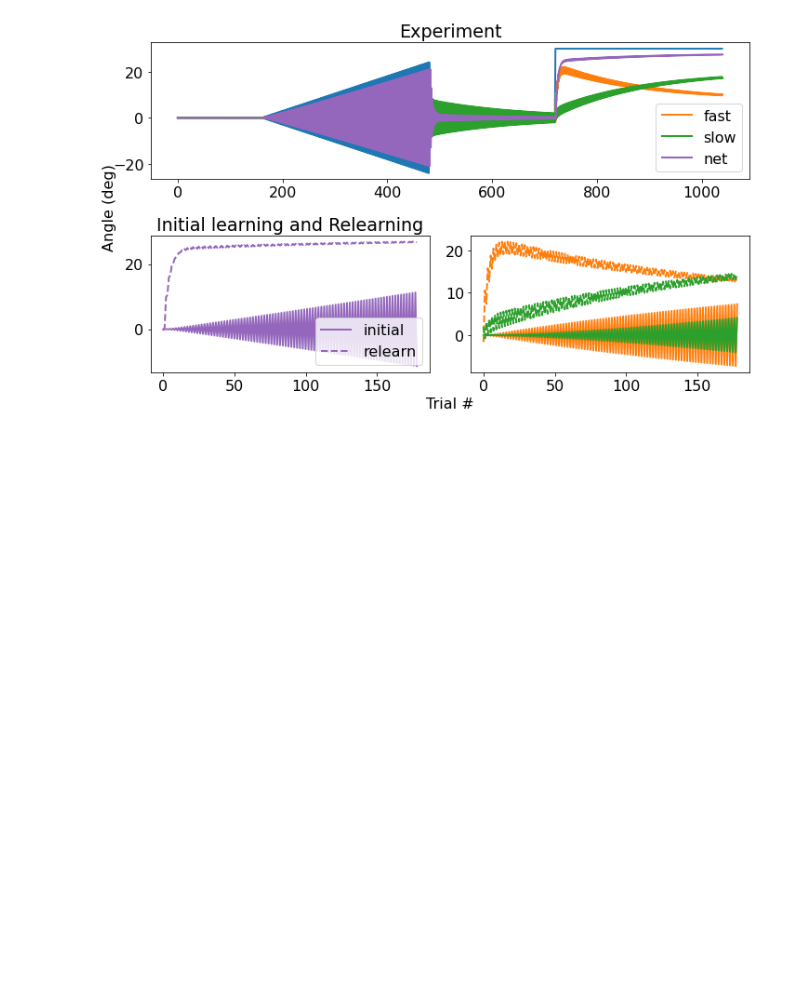
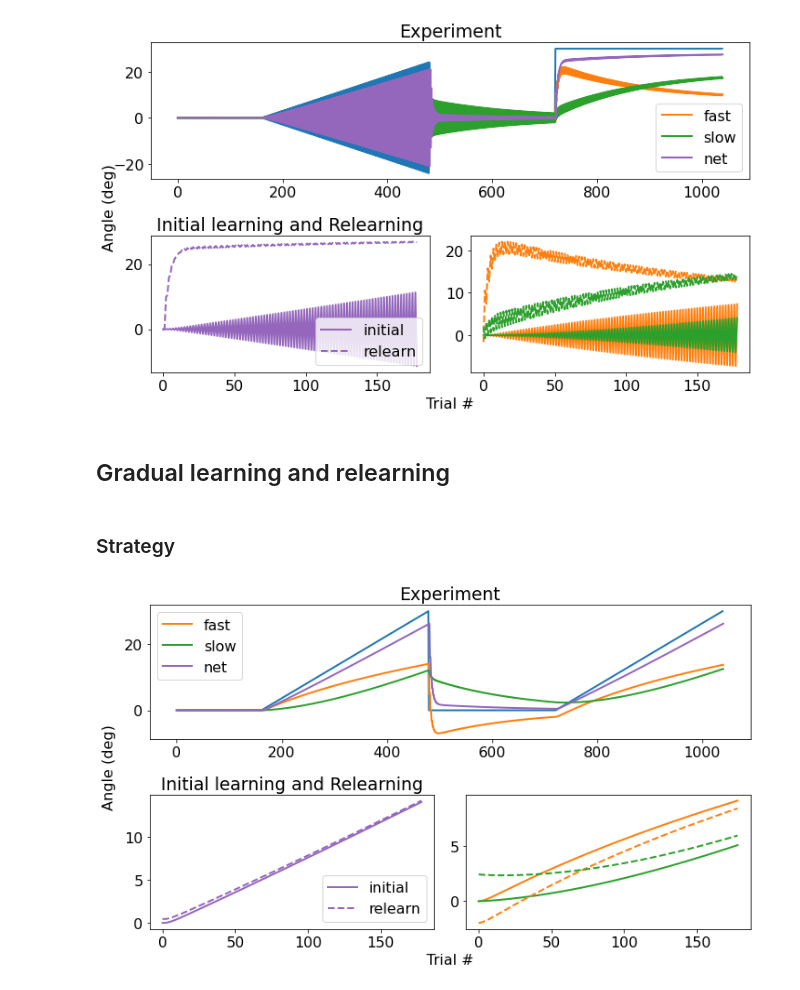
Before and after one commit to tulimid1/Recreate-Papers, a Jupyter notebook: Avraham-2021/Avraham_Savings2021.ipynb, the cells around one changed output. Cells and saved outputs as stored; diff of their text form; code cells hidden in the pictures; blank space fills up the shorter version.

```diff
--- a/Avraham-2021/Avraham_Savings2021.ipynb
+++ b/Avraham-2021/Avraham_Savings2021.ipynb
@@ -151,3 +151,18 @@ fast,slow,net = simExperiment(psched)
 showSimExp(psched, fast, slow, net, (161,161+179), (721,721+179))
 # %% [output]
 [figure]
+# %% [markdown]
+## Gradual learning and relearning
+# %%
+psched = np.zeros(shape=(1040,))
+psched[0:160] = 0
+psched[161:480] = np.linspace(0,30,480-161)
+psched[481:720] = 0
+psched[721:1040] = np.linspace(0,30,1040-721)
+# %% [markdown]
+### Strategy
+# %%
+fast,slow,net = simExperiment(psched)
+showSimExp(psched, fast, slow, net, (161,161+179), (721,721+179))
+# %% [output]
+[figure, added]
```
Also changed, not shown: parts of 2 cells of this notebook, 2 other files.
